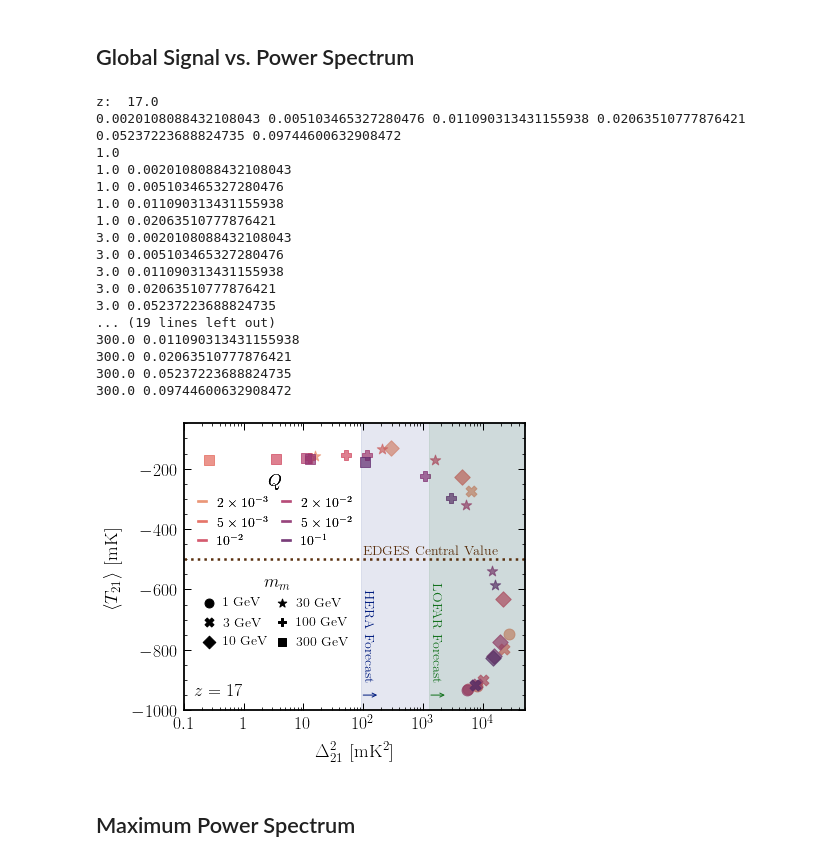
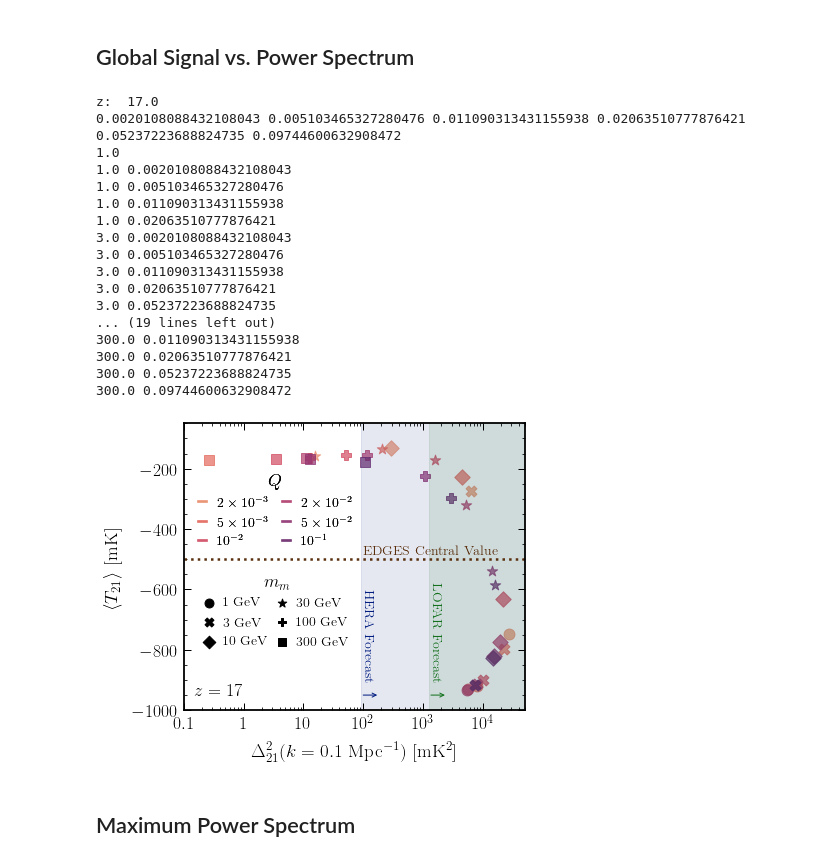
Before and after one commit to hongwanliu/millicharged_DM_with_bath, a Jupyter notebook: notebooks/combine_diff_models.ipynb, the cells around one changed output. Saved outputs shown, nothing was run; the diff lists cells and outputs as text; code cells hidden in the pictures.

```diff
--- a/notebooks/combine_diff_models.ipynb
+++ b/notebooks/combine_diff_models.ipynb
@@ -444,7 +482,7 @@ ax.annotate(
     arrowprops=dict(arrowstyle="<-", color=palette[2], linewidth=1)
 )
 
-plt.xlabel(r'$\Delta_{21}^2$ [mK$^2$]')
+plt.xlabel(r'$\Delta_{21}^2  (k = 0.1$ Mpc$^{-1}$) [mK$^2$]')
 plt.ylabel(r'$\langle T_{21} \rangle$ [mK]')
 
 mm_str_list = ['1 GeV', '3 GeV', '10 GeV', '30 GeV', '100 GeV', '300 GeV']
@@ -467,34 +505,34 @@ for i,marker in enumerate(marker_list):
 legend1 = plt.legend(handles=mm_handles_list, ncol=2, fontsize=14, handlelength=.4, title=r'$m_m$', title_fontsize=18, columnspacing=0.8, bbox_to_anchor=(0.52, 0.52))
 legend2 = plt.legend(handles=Q_handles_list, ncol=2, fontsize=14, handlelength=.6, title=r'$Q$', title_fontsize=18, columnspacing=1, bbox_to_anchor=(0.53, 0.87))
 
 ax.add_artist(legend1)
 
 ax.add_artist(legend2)
 
 plt.axis([.1, 5e4, -1000, -50])
 
 plt.tight_layout()
 
 plt.savefig('plots/global_signal_vs_power_spec.pdf')
 # %% [output]
 z:  17.0
 0.0020108088432108043 0.005103465327280476 0.011090313431155938 0.02063510777876421 0.05237223688824735 0.09744600632908472
 1.0
 1.0 0.0020108088432108043
 1.0 0.005103465327280476
 1.0 0.011090313431155938
 1.0 0.02063510777876421
 3.0 0.0020108088432108043
 3.0 0.005103465327280476
 3.0 0.011090313431155938
 3.0 0.02063510777876421
 3.0 0.05237223688824735
 ... (19 lines left out)
 300.0 0.011090313431155938
 300.0 0.02063510777876421
 300.0 0.05237223688824735
 300.0 0.09744600632908472
-[figure, old version]
+[figure, new version]
 # %% [markdown]
 ## Maximum Power Spectrum
 # %%
```
Also changed, not shown: parts of 1 cell of this notebook, 2 other files.
